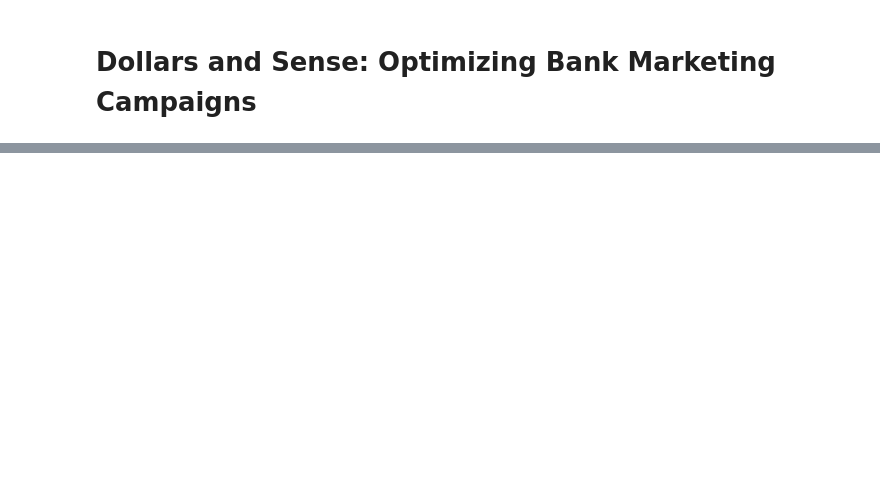
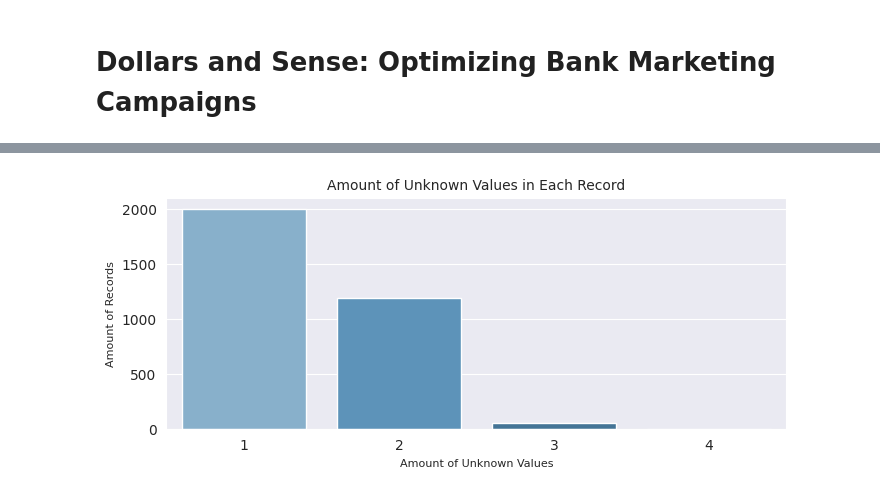
Before and after one commit to mooreaz92/bank_campaign_optimizer, a Jupyter notebook: !draft_deliverable.ipynb, the cells around one changed output, grey strips where cells are left out. Drawn from its saved outputs; the diff is of its cells as text; code cells hidden in the pictures; blank space fills up the shorter version.

```diff
--- a/!draft_deliverable.ipynb
+++ b/!draft_deliverable.ipynb
@@ -37,0 +168,17 @@ The project has the following objectives:
+# %%
+### Visualizing counts of how many unknown values are in each record, excluding zero unknown values and the default feature
+
+df_null_counts = df.copy().drop('default', axis=1)
+unknowns = df_null_counts.isin(['unknown']).sum(axis=1)
+unknowns = unknowns[unknowns > 0]
+unknowns = unknowns.value_counts()
+
+plt.figure(figsize=(8, 3))
+sns.set_style('darkgrid')
+sns.barplot(x=unknowns.index, y=unknowns.values, palette='Blues_d')
+plt.title('Amount of Unknown Values in Each Record', fontsize=10)
+plt.xlabel('Amount of Unknown Values', fontsize=8)
+plt.ylabel('Amount of Records', fontsize=8)
+plt.show()
+# %% [output]
+[figure, added]
```
Also changed, not shown: parts of 39 cells of this notebook, 8 other files.
